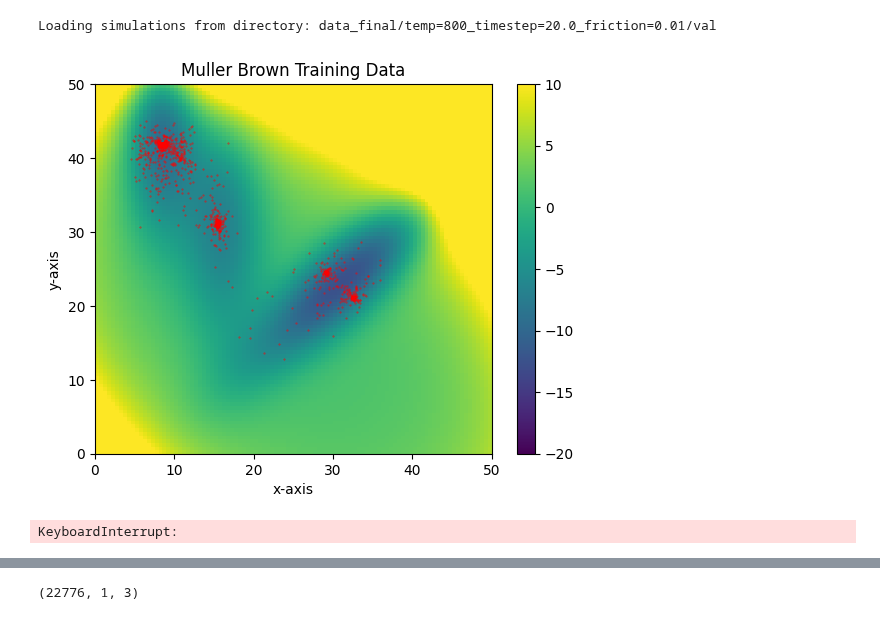
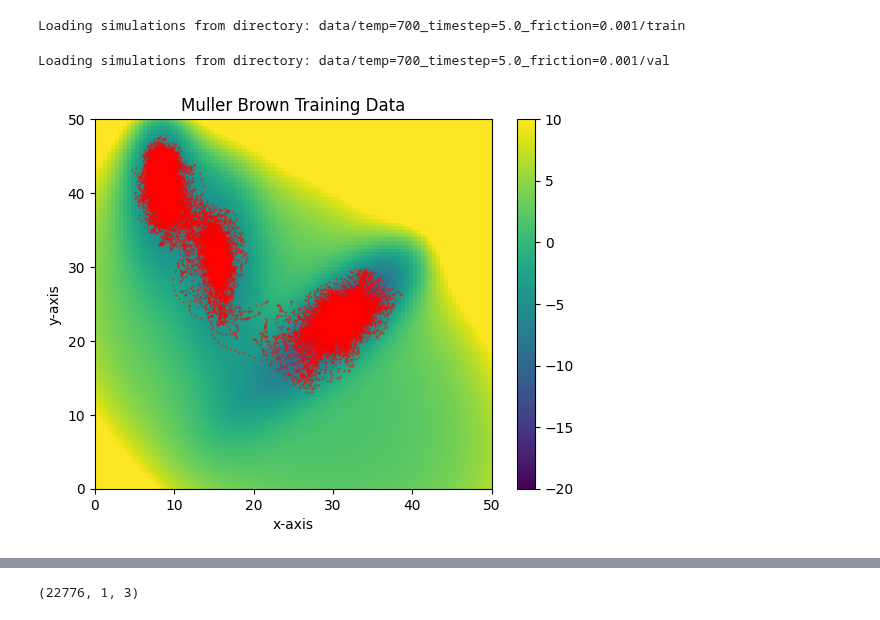
Before and after one commit to michael-psenka/OM-TPS, a Jupyter notebook: train_diffusion_mb.ipynb, the cells around one changed output, grey strips where cells are left out. Saved outputs shown, nothing was run; the diff lists cells and outputs as text; code cells hidden in the pictures.

Commit message:
hopefully final settings, may need to have more sims in dataset

```diff
--- a/train_diffusion_mb.ipynb
+++ b/train_diffusion_mb.ipynb
@@ -97,14 +97,15 @@ from mb_calculator import MullerBrownPotential
 
 calculator = MullerBrownPotential(device = "cpu")
 
-# train_dataset = MBDataset(preload_sim_dir="data_final/temp=800_timestep=20.0_friction=0.01/train")
-test_dataset = MBDataset(preload_sim_dir="data_final/temp=800_timestep=20.0_friction=0.01/val")
+train_dataset = MBDataset(preload_sim_dir="data/temp=700_timestep=5.0_friction=0.001/train")
+test_dataset = MBDataset(preload_sim_dir="data/temp=700_timestep=5.0_friction=0.001/val")
 # %% [output]
-Loading simulations from directory: data_final/temp=800_timestep=20.0_friction=0.01/val
+Loading simulations from directory: data/temp=700_timestep=5.0_friction=0.001/train
+Loading simulations from directory: data/temp=700_timestep=5.0_friction=0.001/val
 # %%
-visualize_mb_data(test_dataset)
+visualize_mb_data(train_dataset)
 # %% [output]
-[figure, old version]
+[figure, new version]
 # %%
 def linear_warmup_cosine_decay_lr_scheduler(optimizer, warmup_steps, total_steps, lr_min=0.0, lr_max=1.0):
     """
@@ -269,8 +270,6 @@ def train_mb_diffusion(train_dataset, test_dataset, model, device):
 device = torch.device(torch.cuda.current_device())
 model = DiffusionMLP(3, 64, 2, device).to(device).to(torch.float32)
 train_losses, test_losses, all_samples = train_mb_diffusion(train_dataset, test_dataset, model, device)
-# %% [output]
-KeyboardInterrupt:
 # %%
 steps = np.power(2, np.linspace(3, 12, 9)).astype(int)
 all_samples = torch.stack([model.sample(10000, step, temperature = 1.5) for step in steps])
```
Also changed, not shown: parts of 2 cells of this notebook, 2 other files.
